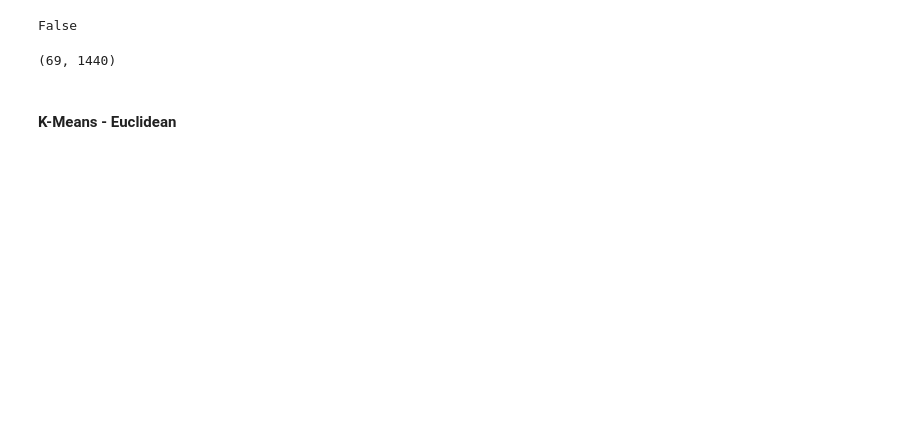
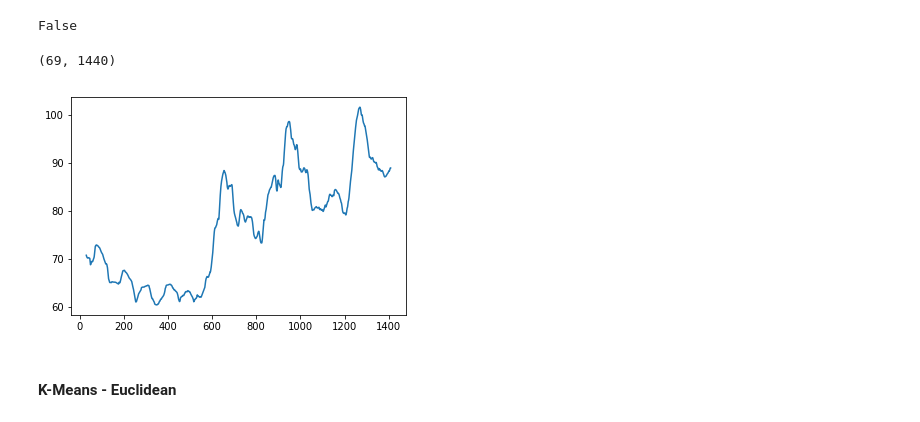
Before and after one commit to goelsaksham/healthRecSys, a Jupyter notebook: src/Exploratory Clustering.ipynb, the cells around one changed output. Cells and saved outputs as stored; diff of their text form; code cells hidden in the pictures; blank space fills up the shorter version.

```diff
--- a/src/Exploratory Clustering.ipynb
+++ b/src/Exploratory Clustering.ipynb
@@ -43,6 +57,16 @@ False
 heart_data.shape
 # %% [output]
 (69, 1440)
+# %%
+heart_trends = []
+for day in heart_data:
+    result = seasonal_decompose(day, model='additive', freq=60)
+    heart_trends = heart_trends + [result.trend]
+heart_trends = np.array(heart_trends)
+plt.plot(heart_trends[0])
+heart_trends = remove_nans_from_array(heart_trends)
+# %% [output]
+[figure, added]
 # %% [markdown]
 #### K-Means - Euclidean
 # %%
```
Also changed, not shown: parts of 4 cells of this notebook.
